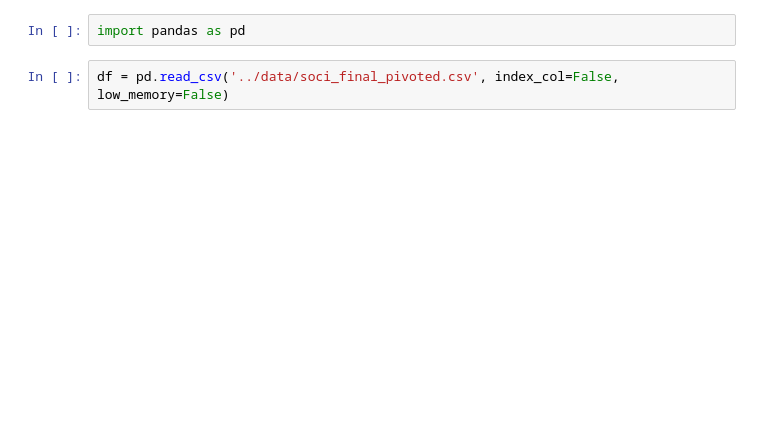
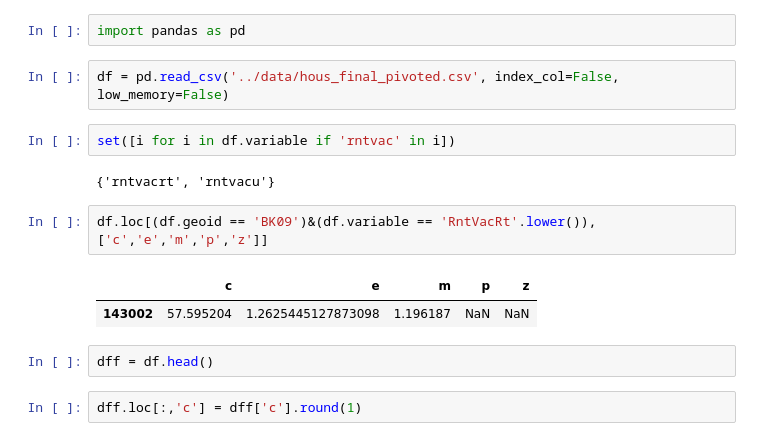
Before and after one commit to NYCPlanning/db-acs, a Jupyter notebook: notebooks/qaqc.ipynb, the cells around one changed output. Drawn from its saved outputs; the diff is of its cells as text; blank space fills up the shorter version.

```diff
--- a/notebooks/qaqc.ipynb
+++ b/notebooks/qaqc.ipynb
@@ -1,4 +1,17 @@
 # %%
 import pandas as pd
 # %%
-df = pd.read_csv('../data/soci_final_pivoted.csv', index_col=False, low_memory=False)
+df = pd.read_csv('../data/hous_final_pivoted.csv', index_col=False, low_memory=False)
+# %%
+set([i for i in df.variable if 'rntvac' in i])
+# %% [output]
+{'rntvacrt', 'rntvacu'}
+# %%
+df.loc[(df.geoid == 'BK09')&(df.variable == 'RntVacRt'.lower()), ['c','e','m','p','z']]
+# %% [output]
+|  | c | e | m | p | z |
+| 143002 | 57.595204 | 1.2625445127873098 | 1.196187 | NaN | NaN |
+# %%
+dff = df.head()
+# %%
+dff.loc[:,'c'] = dff['c'].round(1)
```
Also changed, not shown: parts of 4 cells of this notebook, 5 other files.
